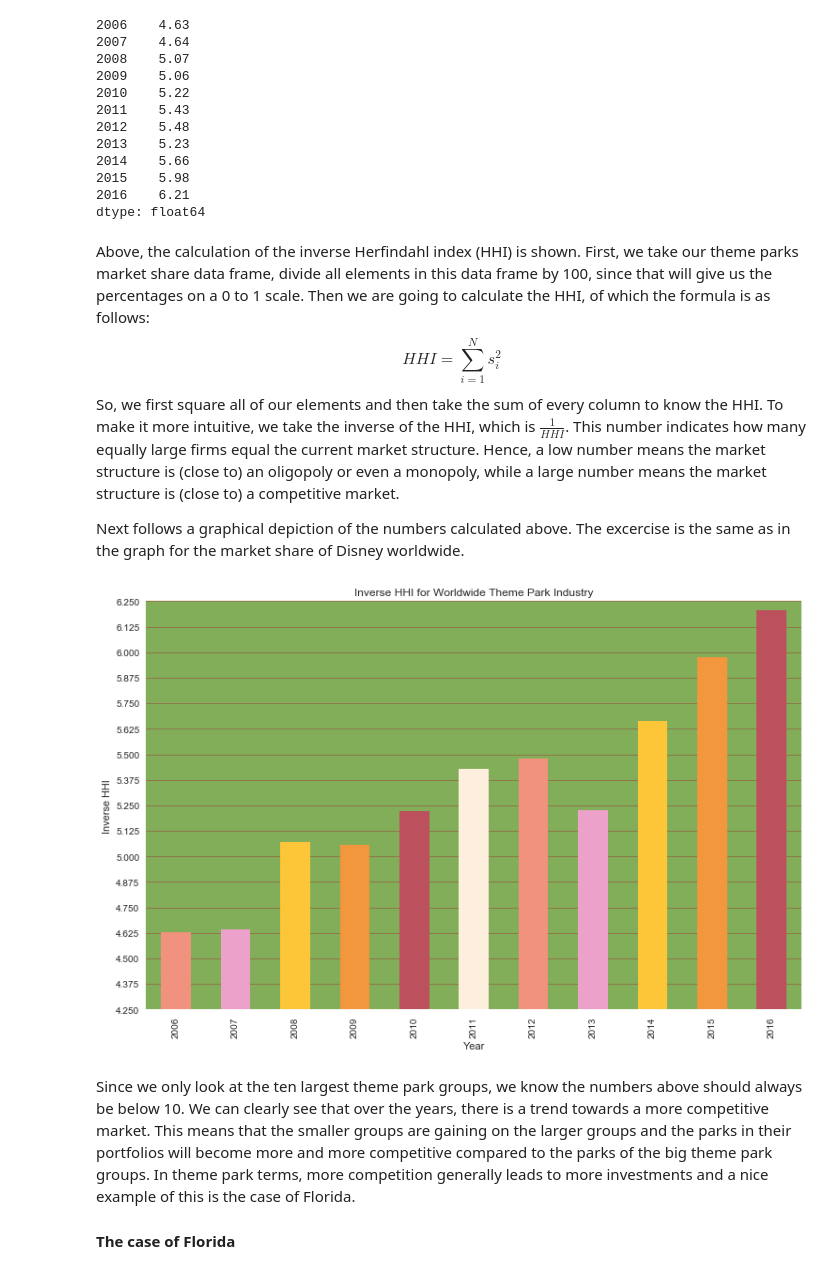
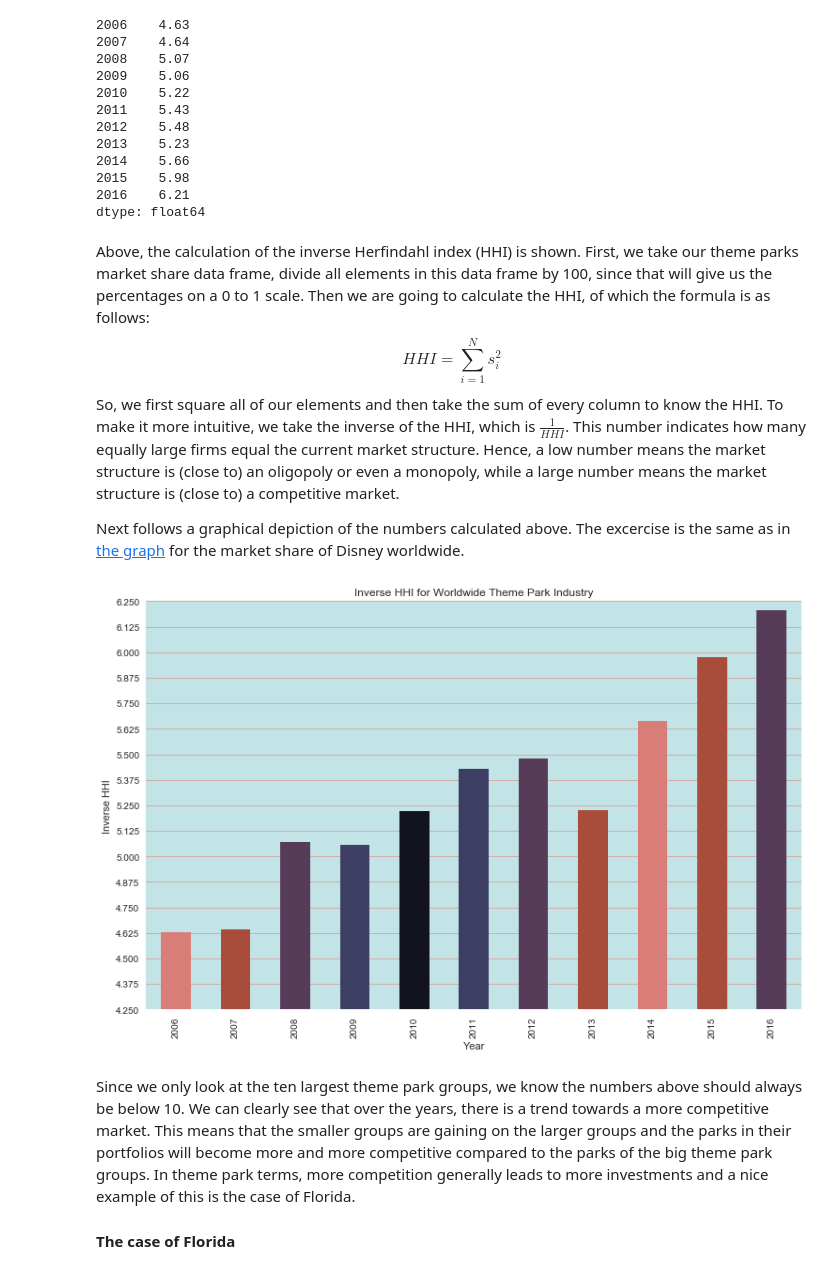
Before and after one commit to gecuijpers/Assignments, a Jupyter notebook: The Walt Disney Company analysis AEA1 Final version.ipynb, the cells around one changed output. Cells and saved outputs as stored; diff of their text form; code cells hidden in the pictures.

```diff
--- a/The Walt Disney Company analysis AEA1 Final version.ipynb
+++ b/The Walt Disney Company analysis AEA1 Final version.ipynb
@@ -746,21 +764,22 @@ HHI=\sum_{i=1}^{N}s_i^2
 $$
 So, we first square all of our elements and then take the sum of every column to know the HHI. To make it more intuitive, we take the inverse of the HHI, which is $\frac{1}{HHI}$. This number indicates how many equally large firms equal the current market structure. Hence, a low number means the market structure is (close to) an oligopoly or even a monopoly, while a large number means the market structure is (close to) a competitive market.
 
-Next follows a graphical depiction of the numbers calculated above. The excercise is the same as in the graph for the market share of Disney worldwide.
+Next follows a graphical depiction of the numbers calculated above. The excercise is the same as in [the graph](#Explanation-graph-theme-parks) for the market share of Disney worldwide.
 # %%
-my_colors4 = ['#F1927E', '#ECA1CA', '#FDC638', '#F2973E', '#BC505D', '#FEEEDE']
+my_colors4 = ['#D97D78', '#A84C3B', '#573C5A', '#3D3E63',
+              '#13131D', '#3D3E63', '#573C5A', '#A84C3B']
 tp_ms_invhhi.plot(kind='bar', color=my_colors4, title='Inverse HHI for Worldwide Theme Park Industry', figsize=(12.5,8))
 axes = plt.gca()
 axes.set_ylim([4.25,6.25])
-axes.set_facecolor('#82AE59')
-axes.grid(axis='y', color='#A3242D', alpha=0.5, lw=0.8)
+axes.set_facecolor('#C3E4E7')
+axes.grid(axis='y', color='#EB5A49', alpha=0.5, lw=0.8)
 axes.grid(b=False, axis='x')
 axes.yaxis.set_major_locator(plt.MultipleLocator(0.125))
 axes.set_ylabel('Inverse HHI')
 axes.set_xlabel('Year')
 axes.set_axisbelow(True)
 # %% [output]
-[figure, old version]
+[figure, new version]
 # %% [markdown]
 Since we only look at the ten largest theme park groups, we know the numbers above should always be below 10. We can clearly see that over the years, there is a trend towards a more competitive market. This means that the smaller groups are gaining on the larger groups and the parks in their portfolios will become more and more competitive compared to the parks of the big theme park groups. In theme park terms, more competition generally leads to more investments and a nice example of this is the case of Florida.
 #### The case of Florida
```
Also changed, not shown: parts of 26 cells of this notebook.
